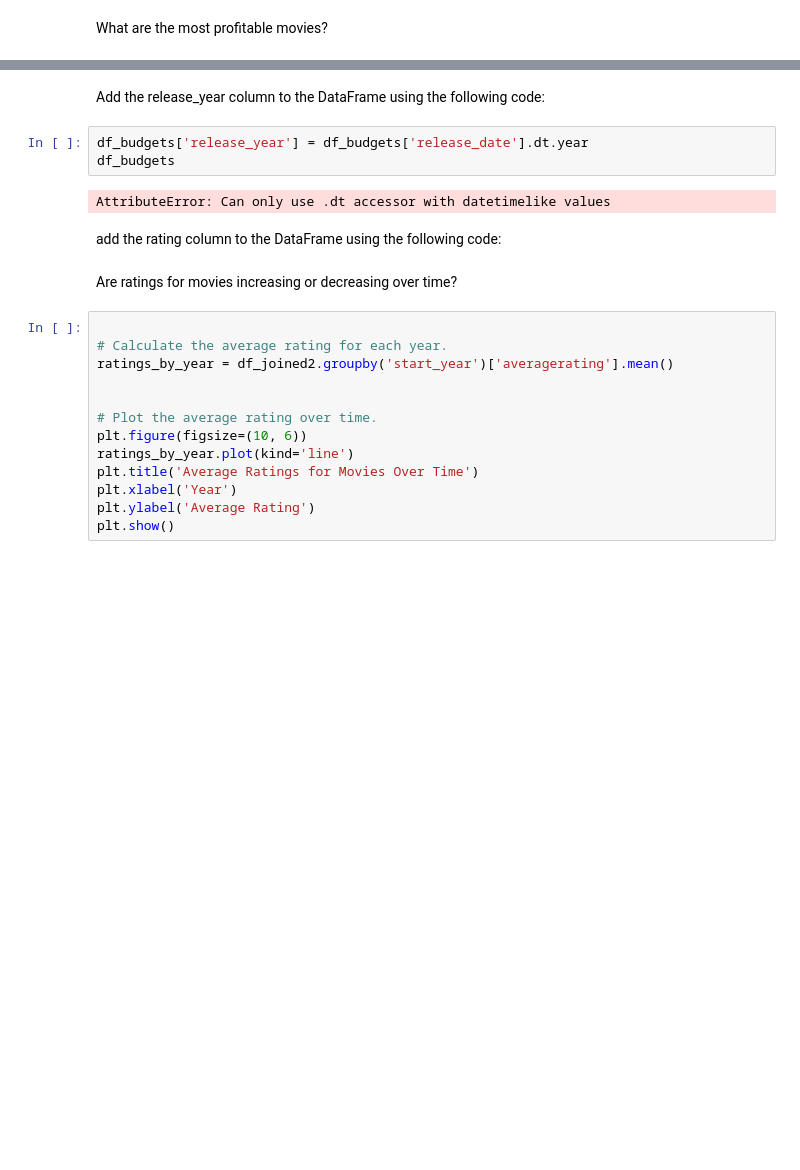
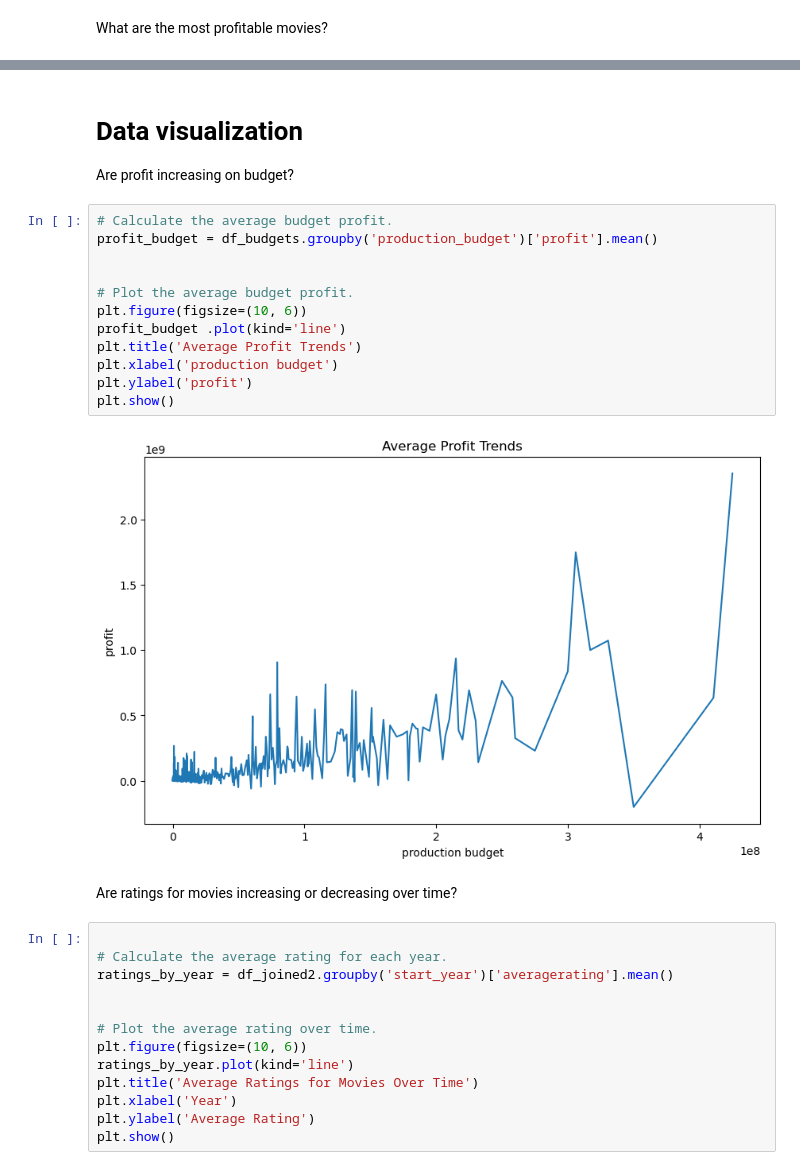
Before and after one commit to johnmuriithikamau/Microsoft-film-project, a Jupyter notebook: microsoft.ipynb, the cells around one changed output, grey strips where cells are left out. Cells and saved outputs as stored; diff of their text form; blank space fills up the shorter version.

```diff
--- a/microsoft.ipynb
+++ b/microsoft.ipynb
@@ -353,13 +375,22 @@ top_10_movies
 | 260 | 61 | Jul 15, 2011 | Harry Potter and the Deathly Hall... | 125000000.0 | $381,193,157 | 1.341693e+09 | 1.216693e+09 |
 | 41 | 42 | Feb 16, 2018 | Black Panther | 200000000.0 | $700,059,566 | 1.348258e+09 | 1.148258e+09 |
 | 112 | 13 | Jun 22, 2018 | Jurassic World: Fallen Kingdom | 170000000.0 | $417,719,760 | 1.305773e+09 | 1.135773e+09 |
-# %% [markdown]
-Add the release_year column to the DataFrame using the following code:
-# %%
-df_budgets['release_year'] = df_budgets['release_date'].dt.year
-df_budgets
-# %% [output]
-AttributeError: Can only use .dt accessor with datetimelike values
-# %% [markdown]
-add the rating column to the DataFrame using the following code:
+# %% [markdown]
+# Data visualization
+
+Are profit increasing on budget?
+# %%
+# Calculate the average budget profit.
+profit_budget = df_budgets.groupby('production_budget')['profit'].mean()
+
+
+# Plot the average budget profit.
+plt.figure(figsize=(10, 6))
+profit_budget .plot(kind='line')
+plt.title('Average Profit Trends')
+plt.xlabel('production budget')
+plt.ylabel('profit')
+plt.show()
+# %% [output]
+[figure, added]
 # %% [markdown]
```
Also changed, not shown: parts of 17 cells of this notebook.
